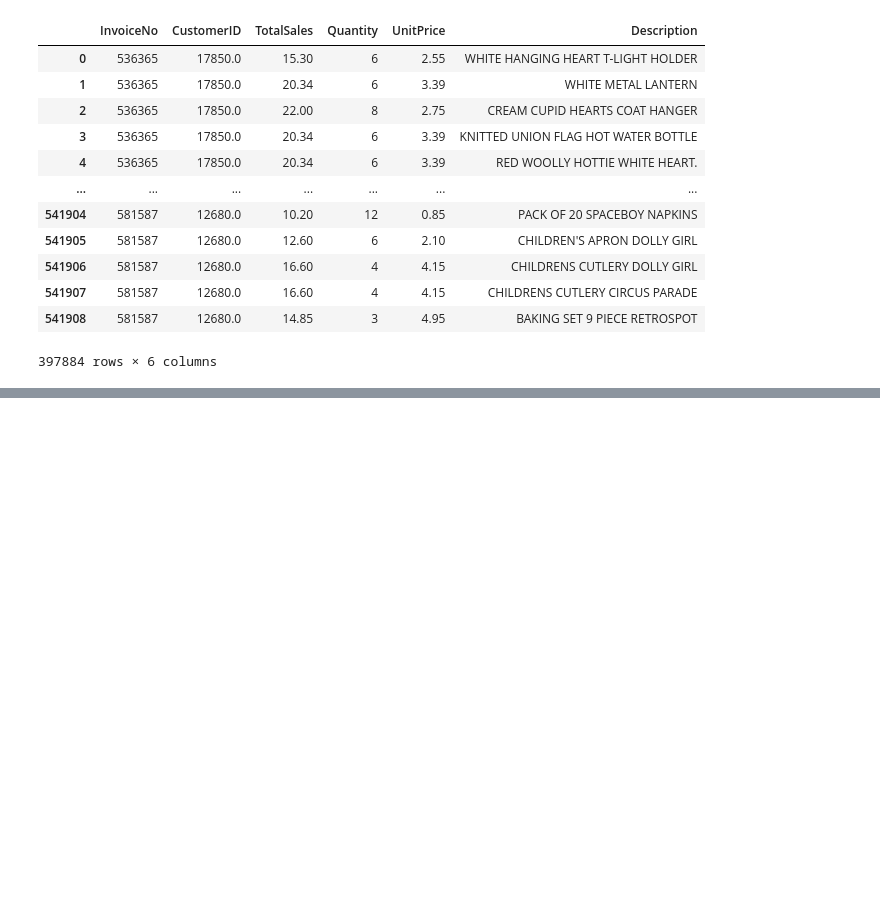
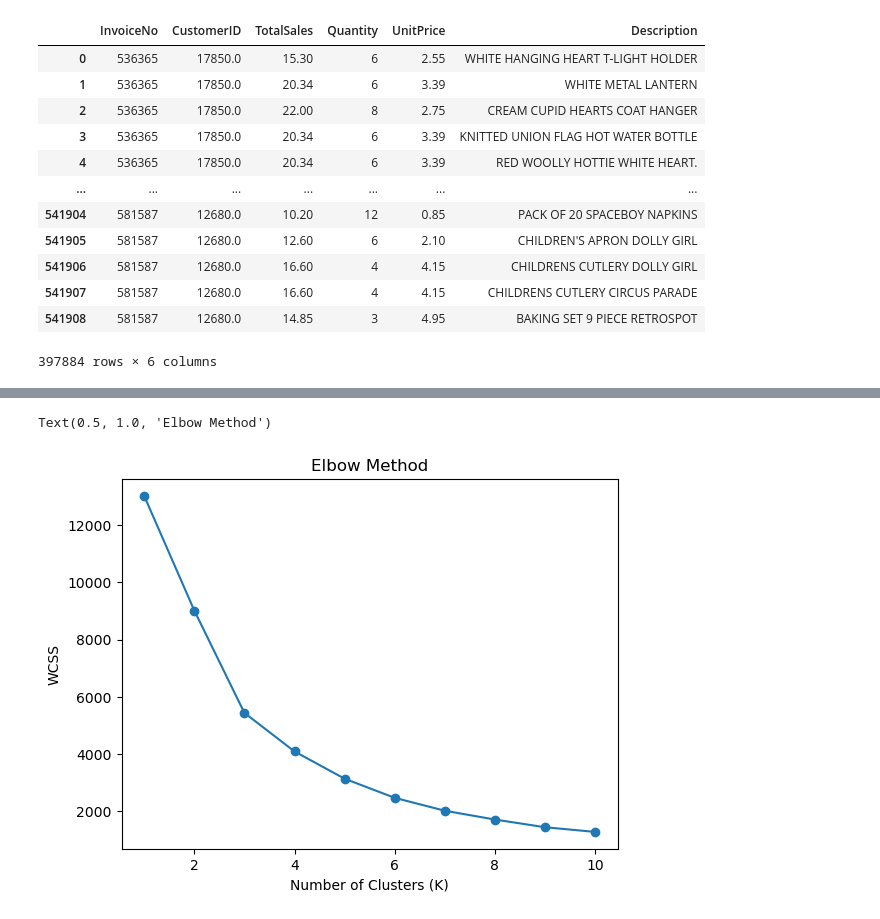
Before and after one commit to zeehayat/SalesDataAnalysis, a Jupyter notebook: Ecommerce Data Analysis.ipynb, the cells around one changed output, grey strips where cells are left out. Drawn from its saved outputs; the diff is of its cells as text; code cells hidden in the pictures; blank space fills up the shorter version.

```diff
--- a/Ecommerce Data Analysis.ipynb
+++ b/Ecommerce Data Analysis.ipynb
@@ -315,0 +343,6 @@ sns.boxplot(x=df['LogTotalSales'])
+# %%
+# Calculate Frequency
+# Frequency is the number of unique purchases per customer.
+freq = df.groupby('CustomerID')['InvoiceNo'].nunique().reset_index()
+freq.columns = ['CustomerID','Frequency']
+freq.sort_values(by='Frequency', ascending=False)
@@ -315,0 +363,6 @@ sns.boxplot(x=df['LogTotalSales'])
+# %%
+# Calculate Monetary Value (M)
+## Monetary is the total revenue from each customer.
+monetory=df.groupby('CustomerID')['TotalSales'].sum().reset_index()
+monetory.columns =['CustomerID','Monetary']
+monetory.sort_values(by='Monetary', ascending= False)
@@ -315,0 +383,5 @@ sns.boxplot(x=df['LogTotalSales'])
+# %%
+# Merge RFM metrics
+rfm = rfm.merge(freq, on='CustomerID').merge(monetory, on='CustomerID')
+rfm = rfm[['CustomerID','Recency','Frequency','Monetary']]
+rfm
@@ -315,0 +408,20 @@ sns.boxplot(x=df['LogTotalSales'])
+# %%
+from sklearn.preprocessing import StandardScaler
+scaler =StandardScaler()
+rfm_scaled=scaler.fit_transform(rfm[['Recency','Frequency','Monetary']])
+# %%
+from sklearn.cluster import KMeans
+import matplotlib.pyplot as plt
+wcss=[]
+for k in range(1,11):
+    kmeans = KMeans(n_clusters=k, random_state=42, n_init=10)
+    kmeans.fit(rfm_scaled)
+    wcss.append(kmeans.inertia_)
+
+plt.plot(range(1,11),wcss, marker = 'o')
+plt.xlabel('Number of Clusters (K)')
+plt.ylabel('WCSS')
+plt.title('Elbow Method')
+# %% [output]
+Text(0.5, 1.0, 'Elbow Method')
+[figure, added]
```
Also changed, not shown: parts of 34 cells of this notebook.
